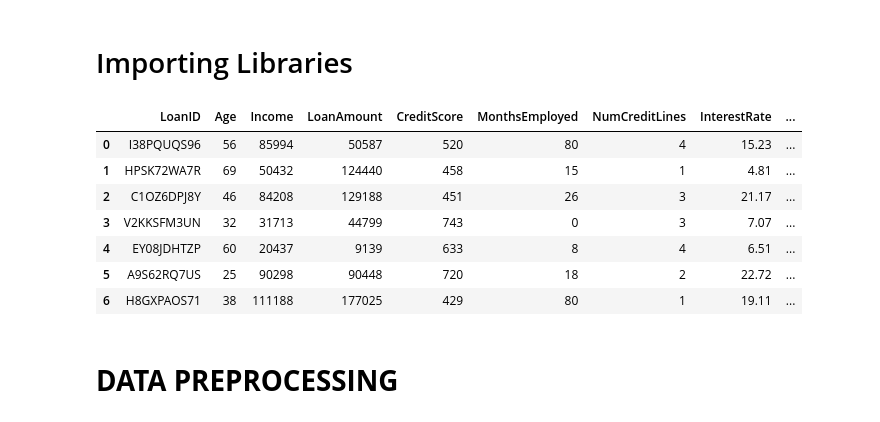
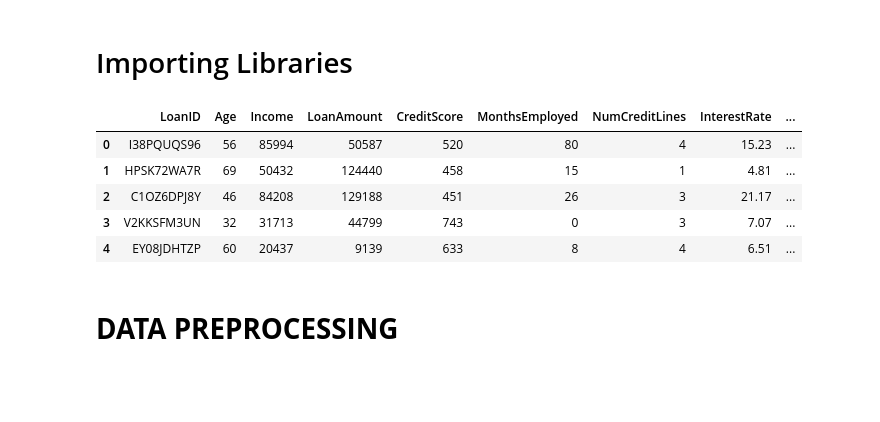
Before and after one commit to Songiso24/loan-default-prediction, a Jupyter notebook: Loan Default Prediction.ipynb, the cells around one changed output. Saved outputs shown, nothing was run; the diff lists cells and outputs as text; code cells hidden in the pictures; blank space fills up the shorter version.

```diff
--- a/Loan Default Prediction.ipynb
+++ b/Loan Default Prediction.ipynb
@@ -22,16 +23,14 @@ import matplotlib.pyplot as plt
 # %%
 #Loading the data
 data = pd.read_csv("Loan_default.csv")
-data.head(7)
+data.head()
 # %% [output]
 |  | LoanID | Age | Income | LoanAmount | CreditScore | MonthsEmployed | NumCreditLines | InterestRate | ... |
 | 0 | I38PQUQS96 | 56 | 85994 | 50587 | 520 | 80 | 4 | 15.23 | ... |
 | 1 | HPSK72WA7R | 69 | 50432 | 124440 | 458 | 15 | 1 | 4.81 | ... |
 | 2 | C1OZ6DPJ8Y | 46 | 84208 | 129188 | 451 | 26 | 3 | 21.17 | ... |
 | 3 | V2KKSFM3UN | 32 | 31713 | 44799 | 743 | 0 | 3 | 7.07 | ... |
 | 4 | EY08JDHTZP | 60 | 20437 | 9139 | 633 | 8 | 4 | 6.51 | ... |
-| 5 | A9S62RQ7US | 25 | 90298 | 90448 | 720 | 18 | 2 | 22.72 | ... |
-| 6 | H8GXPAOS71 | 38 | 111188 | 177025 | 429 | 80 | 1 | 19.11 | ... |
 # %% [markdown]
 #  **DATA PREPROCESSING**
 # %% [markdown]
```
Also changed, not shown: parts of 23 cells of this notebook, 1 other file.
